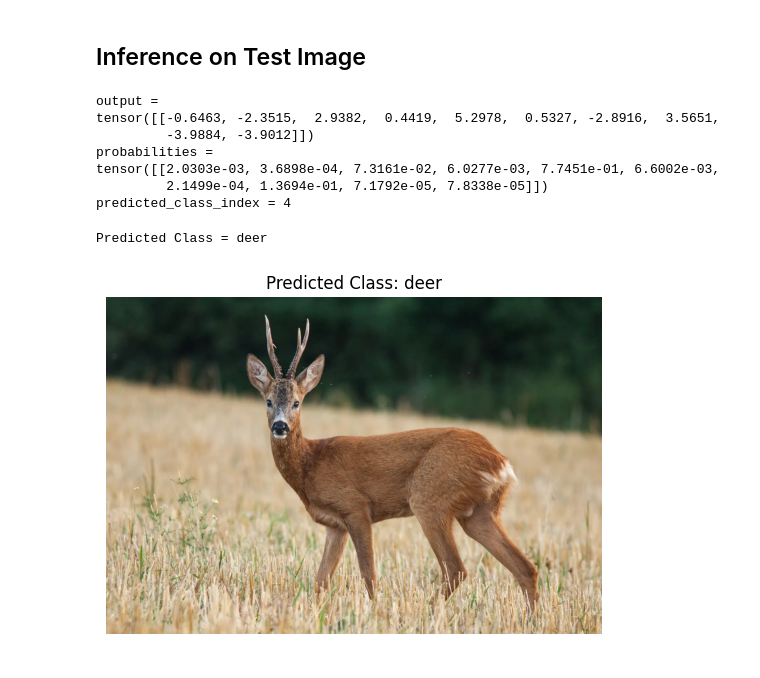
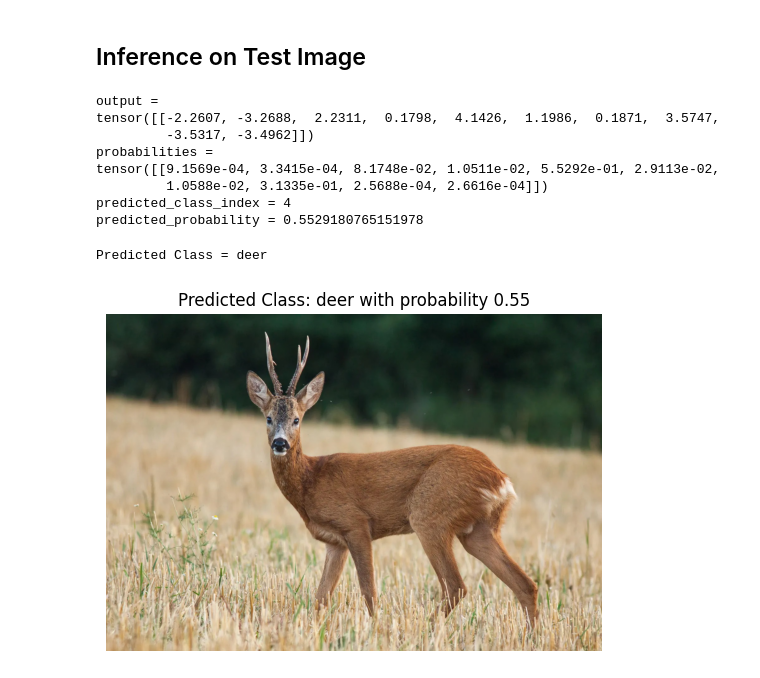
Before and after one commit to ancilcleetus/Foundations-of-Deep-Learning, a Jupyter notebook: 02-Convolutional-Neural-Networks/01_SimpleNN_pytorch.ipynb, the cells around one changed output. Drawn from its saved outputs; the diff is of its cells as text; code cells hidden in the pictures.

Commit message:
Added Probability value for inference

```diff
--- a/02-Convolutional-Neural-Networks/01_SimpleNN_pytorch.ipynb
+++ b/02-Convolutional-Neural-Networks/01_SimpleNN_pytorch.ipynb
@@ -389,15 +389,18 @@ print(f"probabilities = \n{probabilities}")
 
 # Get predicted class index
 predicted_class_index = torch.argmax(probabilities, dim=1).item()
+predicted_probability = probabilities[0, predicted_class_index].item()
 print(f"predicted_class_index = {predicted_class_index}")
+print(f"predicted_probability = {predicted_probability}")
 # %% [output]
 output =
-tensor([[-0.6463, -2.3515,  2.9382,  0.4419,  5.2978,  0.5327, -2.8916,  3.5651,
-         -3.9884, -3.9012]])
+tensor([[-2.2607, -3.2688,  2.2311,  0.1798,  4.1426,  1.1986,  0.1871,  3.5747,
+         -3.5317, -3.4962]])
 probabilities =
-tensor([[2.0303e-03, 3.6898e-04, 7.3161e-02, 6.0277e-03, 7.7451e-01, 6.6002e-03,
-         2.1499e-04, 1.3694e-01, 7.1792e-05, 7.8338e-05]])
+tensor([[9.1569e-04, 3.3415e-04, 8.1748e-02, 1.0511e-02, 5.5292e-01, 2.9113e-02,
+         1.0588e-02, 3.1335e-01, 2.5688e-04, 2.6616e-04]])
 predicted_class_index = 4
+predicted_probability = 0.5529180765151978
 # %%
 # Print results
 class_names = ['airplane', 'automobile', 'bird', 'cat', 'deer', 'dog', 'frog', 'horse', 'ship', 'truck']
@@ -408,8 +411,8 @@ Predicted Class = deer
 # %%
 # Plot the test image
 plt.imshow(original_image)
-plt.title(f'Predicted Class: {predicted_class_name}')
+plt.title(f'Predicted Class: {predicted_class_name} with probability {predicted_probability:.2f}')
 plt.axis('off')  # Turn off axis labels
 plt.show()
 # %% [output]
-[figure, old version]
+[figure, new version]
```
Also changed, not shown: parts of 11 cells of this notebook.
